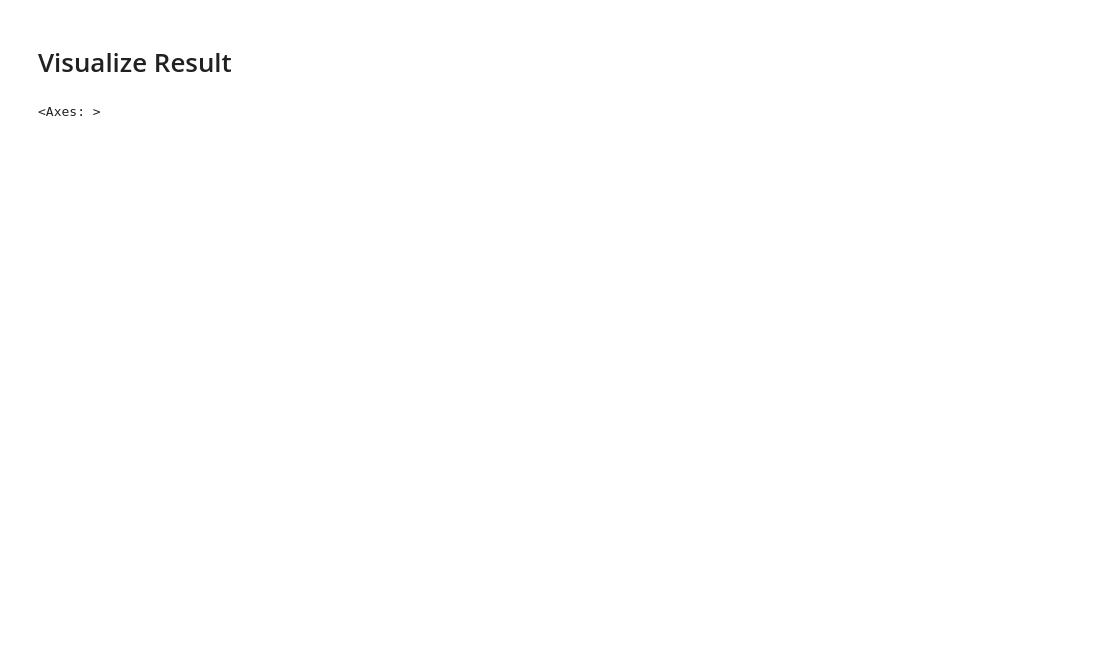
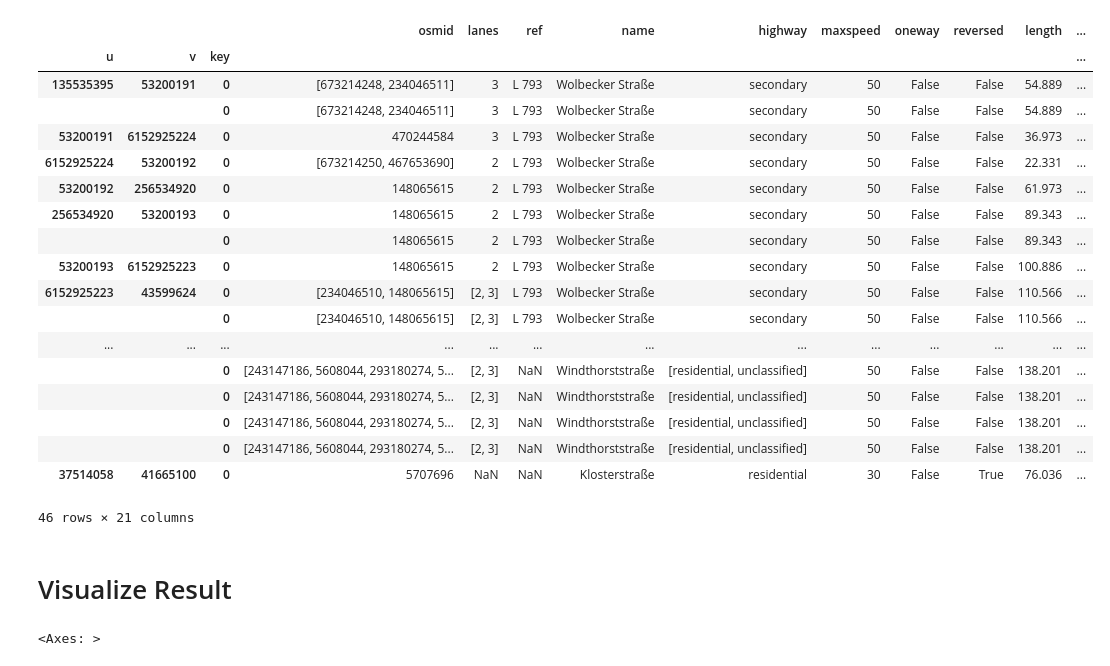
Before and after one commit to gjgress/G-RIPS-2022-Mitsubishi-A, a Jupyter notebook: Code/Fuzzy/Fuzzy Map Matching .ipynb, the cells around one changed output. Drawn from its saved outputs; the diff is of its cells as text; code cells hidden in the pictures; blank space fills up the shorter version.

Commit message:
Fixed condition where there is no edge matching

```diff
--- a/Code/Fuzzy/Fuzzy Map Matching .ipynb
+++ b/Code/Fuzzy/Fuzzy Map Matching .ipynb
@@ -31,7 +31,11 @@ nodes_utm = pd.read_pickle('nodes_utm.pkl')
 err_size = 38
 # select cut off point for smp1, for use 60 following Quddus paper
 cutoff = 60
+# select number of no match needed to break iteration
+no_match_max = 3
 
+# intialize no match counter
+no_match = 0
 # initialize matched trajectory list
 matched_point_list = []
 # initialize matched edge list
@@ -52,11 +56,16 @@ curr_loc = gdf_utm.iloc[[point_index]]
 matched_point = point_matching(curr_loc, curr_edge.iloc[0])
 # find longitude and latitude for last matched data
 matched_point['lon_lat'] = matched_point.to_crs({'init': 'epsg:4326'})
+
+# update previous matched position
+last_matched = matched_point
+
 # store matched point
 matched_point_list.append(matched_point)
 
 # move to the next iteration with for loop
 start_iter = point_index + 1
+
 
 for point_index in range(start_iter, len(gdf_utm)):
     print(point_index)
@@ -65,9 +74,6 @@ for point_index in range(start_iter, len(gdf_utm)):
 
     # update current location
     curr_loc = gdf_utm.iloc[[point_index]]
-
-    # update previous matched position
-    last_matched = matched_point_list[count]
 
     # perform SMP1
     res = SMP1(curr_loc, curr_edge, prev_loc, last_matched, nodes_utm, edges_utm, gdf_utm)
@@ -80,21 +86,31 @@ for point_index in range(start_iter, len(gdf_utm)):
         # update matched edge list
         matched_edge_list.append(curr_edge)
     elif res < cutoff:
+        prev_edge = curr_edge
         # SMP1 detect vehicle is entering new edge, perform SMP 2 to update current edge
-        curr_edge = SMP2(curr_loc, curr_edge, prev_loc, last_matched, err_size, nodes_utm, edges_utm, gdf_utm)
-        if curr_edge is None:
-            print(['No edge can be matched, stopped at trajectory number', point_index])
-            break
+        edge_candidate = SMP2(curr_loc, curr_edge, prev_loc, last_matched, err_size, nodes_utm, edges_utm, gdf_utm)
+
+        if edge_candidate is None:
+            print(['No edge can be matched at trajectory number', point_index])
+            no_match += 1
         else:
+            curr_edge = edge_candidate
+            # curr_edge['prev_end_node'] = prev_edge.index[0][1]
             # there is no more matched edge, break the loop
             matched_edge_list.append(curr_edge)
+            # update matched point
+            matched_point = point_matching(curr_loc, curr_edge.iloc[0])
+            # find longitude and latitude for last matched data
+            matched_point['lon_lat'] = matched_point.to_crs({'init': 'epsg:4326'})
+            # store matched point
+            matched_point_list.append(matched_point)
+            # update previous matched position
+            last_matched = matched_point
 
-    # update matched point
-    matched_point = point_matching(curr_loc, curr_edge.iloc[0])
-    # find longitude and latitude for last matched data
-    matched_point['lon_lat'] = matched_point.to_crs({'init': 'epsg:4326'})
-    # store matched point
-    matched_point_list.append(matched_point)
+    if no_match == no_match_max:
+        # stop iteration when there number of no match is exceeded
+        break
+
     # update count
     count +=  1
 # %% [output]
@@ -135,5 +165,28 @@ for point_index in range(start_iter, len(gdf_utm)):
 matched_edge_df = pd.concat(matched_edge_list)
 matched_point_df = pd.concat(matched_point_list)
+# %%
+# measure connectivity of the link
+matched_edge_df
+# %% [output]
+|  |  |  | osmid | lanes | ref | name | highway | maxspeed | oneway | reversed | length | ... |
+| u | v | key |  |  |  |  |  |  |  |  |  | ... |
+| 135535395 | 53200191 | 0 | [673214248, 234046511] | 3 | L 793 | Wolbecker Straße | secondary | 50 | False | False | 54.889 | ... |
+|  |  | 0 | [673214248, 234046511] | 3 | L 793 | Wolbecker Straße | secondary | 50 | False | False | 54.889 | ... |
+| 53200191 | 6152925224 | 0 | 470244584 | 3 | L 793 | Wolbecker Straße | secondary | 50 | False | False | 36.973 | ... |
+| 6152925224 | 53200192 | 0 | [673214250, 467653690] | 2 | L 793 | Wolbecker Straße | secondary | 50 | False | False | 22.331 | ... |
+| 53200192 | 256534920 | 0 | 148065615 | 2 | L 793 | Wolbecker Straße | secondary | 50 | False | False | 61.973 | ... |
+| 256534920 | 53200193 | 0 | 148065615 | 2 | L 793 | Wolbecker Straße | secondary | 50 | False | False | 89.343 | ... |
+|  |  | 0 | 148065615 | 2 | L 793 | Wolbecker Straße | secondary | 50 | False | False | 89.343 | ... |
+| 53200193 | 6152925223 | 0 | 148065615 | 2 | L 793 | Wolbecker Straße | secondary | 50 | False | False | 100.886 | ... |
+| 6152925223 | 43599624 | 0 | [234046510, 148065615] | [2, 3] | L 793 | Wolbecker Straße | secondary | 50 | False | False | 110.566 | ... |
+|  |  | 0 | [234046510, 148065615] | [2, 3] | L 793 | Wolbecker Straße | secondary | 50 | False | False | 110.566 | ... |
+| ... | ... | ... | ... | ... | ... | ... | ... | ... | ... | ... | ... | ... |
+|  |  | 0 | [243147186, 5608044, 293180274, 5... | [2, 3] | NaN | Windthorststraße | [residential, unclassified] | 50 | False | False | 138.201 | ... |
+|  |  | 0 | [243147186, 5608044, 293180274, 5... | [2, 3] | NaN | Windthorststraße | [residential, unclassified] | 50 | False | False | 138.201 | ... |
+|  |  | 0 | [243147186, 5608044, 293180274, 5... | [2, 3] | NaN | Windthorststraße | [residential, unclassified] | 50 | False | False | 138.201 | ... |
+|  |  | 0 | [243147186, 5608044, 293180274, 5... | [2, 3] | NaN | Windthorststraße | [residential, unclassified] | 50 | False | False | 138.201 | ... |
+| 37514058 | 41665100 | 0 | 5707696 | NaN | NaN | Klosterstraße | residential | 30 | False | True | 76.036 | ... |
+46 rows × 21 columns
 # %% [markdown]
 # Visualize Result
 # %%
```
Also changed, not shown: parts of 4 cells of this notebook, 9 other files.
